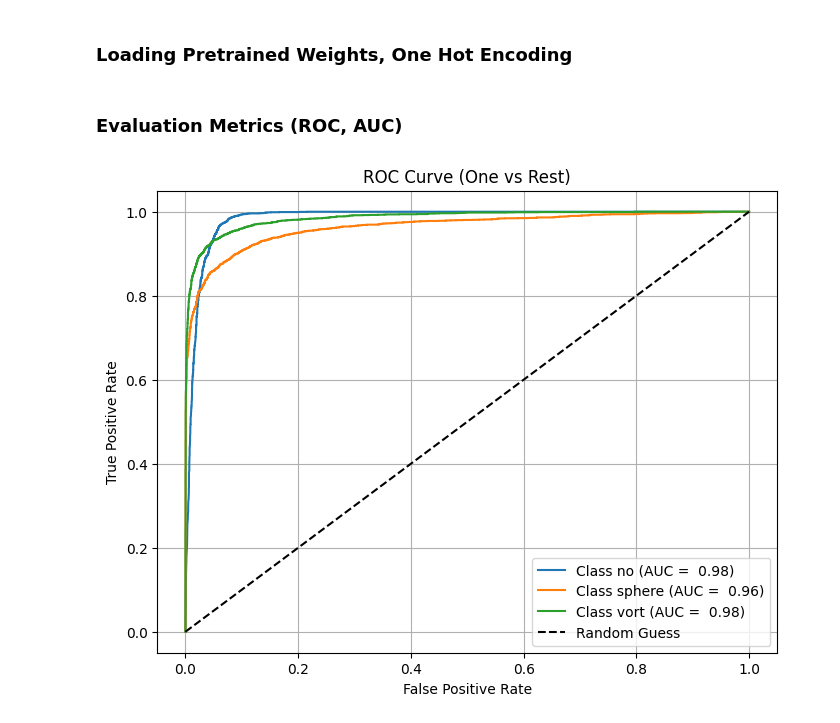
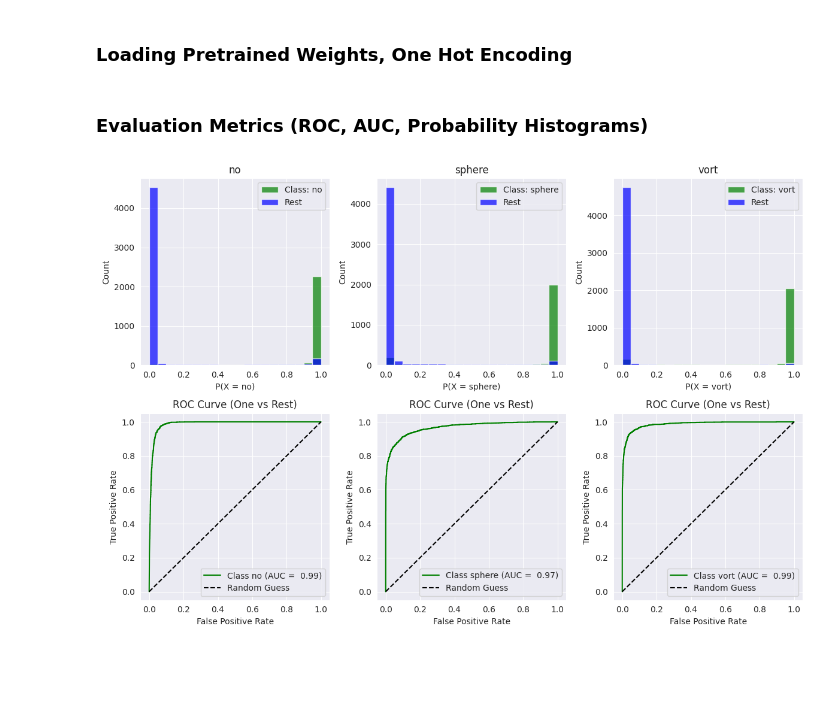
Before and after one commit to gokulmk-12/ml4sci_deeplense_tests, a Jupyter notebook: Task 1/task1.ipynb, the cells around one changed output. Cells and saved outputs as stored; diff of their text form; code cells hidden in the pictures; blank space fills up the shorter version.

```diff
--- a/Task 1/task1.ipynb
+++ b/Task 1/task1.ipynb
@@ -52,11 +53,8 @@ val_classes = np.array(val_classes, dtype=np.int64)
 # %% [markdown]
 ### TensorDataset, Dataloader
 # %%
-train_data, train_label = torch.tensor(train_imgs, dtype=torch.float32), torch.tensor(train_classes, dtype=torch.int64)
-val_data, val_label = torch.tensor(val_imgs, dtype=torch.float32), torch.tensor(val_classes, dtype=torch.int64)
-
-train_dataset = TensorDataset(train_data, train_label)
-val_dataset = TensorDataset(val_data, val_label)
+train_dataset = TensorDataset(torch.tensor(train_imgs, dtype=torch.float32), torch.tensor(train_classes, dtype=torch.int32))
+val_dataset = TensorDataset(torch.tensor(val_imgs, dtype=torch.float32), torch.tensor(val_classes, dtype=torch.int32))
 
 batchSize = 32
 train_loader = DataLoader(train_dataset, batch_size=batchSize, shuffle=True)
@@ -109,7 +107,7 @@ def trainModel(model, lossfn, optimizer, iteration):
             for X, y in train_loader:
                 X, y = X.to(device), y.to(device)
                 yHat = model(X)
-                loss = lossfn(yHat, y)
+                loss = lossfn(yHat, y.to(torch.int64))
 
                 optimizer.zero_grad()
                 loss.backward()
@@ -157,7 +173,7 @@ all_logits, all_labels, valAcc = [], [], []
 with torch.no_grad():
     for images, labels in val_loader:
         images = images.to(device)
-        labels = labels.to(device)
+        labels = labels.to(device).to(torch.int64)
 
         logits = model(images)
         loss = lossfn(logits, labels)
@@ -177,22 +193,33 @@ all_labels = torch.cat(all_labels, dim=0)
 num_classes = 3
 val_label_one_hot = F.one_hot(all_labels.clone().detach(), num_classes=num_classes).float()
 # %% [markdown]
-### Evaluation Metrics (ROC, AUC)
+### Evaluation Metrics (ROC, AUC, Probability Histograms)
 # %%
-plt.figure(figsize=(8, 6))
+sns.set_style("darkgrid")
+_, ax = plt.subplots(nrows=2, ncols=num_classes, figsize=(num_classes*4, 8))
 
 for i in range(num_classes):
+    class_probs = all_logits[:, i].numpy()
+    true_class = val_label_one_hot[:, i].numpy() == 1
+
+    ax[0, i].hist(class_probs[true_class], bins=20, alpha=0.7, color='green', label=f"Class: {reverse_label_dict[i]}")
+    ax[0, i].hist(class_probs[~true_class], bins=20, alpha=0.7, color='blue', label="Rest")
+
+    ax[0, i].set_title(f"{reverse_label_dict[i]}")
+    ax[0, i].set_xlabel(f"P(X = {reverse_label_dict[i]})")
+    ax[0, i].set_ylabel("Count")
+    ax[0, i].legend()
+
     fpr, tpr, _ = roc_curve(val_label_one_hot[:, i].numpy(), all_logits[:, i].numpy())
     roc_auc = auc(fpr, tpr)
+    ax[1, i].plot(fpr, tpr, 'g', label=f"Class {reverse_label_dict[i]} (AUC = {roc_auc: .2f})")
+    ax[1, i].plot([0, 1], [0, 1], 'k--', label="Random Guess")
+    ax[1, i].set_xlabel("False Positive Rate")
+    ax[1, i].set_ylabel("True Positive Rate")
+    ax[1, i].set_title("ROC Curve (One vs Rest)")
+    ax[1, i].legend()
 
-    plt.plot(fpr, tpr, label=f"Class {reverse_label_dict[i]} (AUC = {roc_auc: .2f})")
-
-plt.plot([0, 1], [0, 1], 'k--', label="Random Guess")
-plt.xlabel("False Positive Rate")
-plt.ylabel("True Positive Rate")
-plt.title("ROC Curve (One vs Rest)")
-plt.legend()
-plt.grid()
+plt.tight_layout()
 plt.show()
 # %% [output]
-[figure, old version]
+[figure, new version]
```
Also changed, not shown: parts of 6 cells of this notebook, 5 other files.
